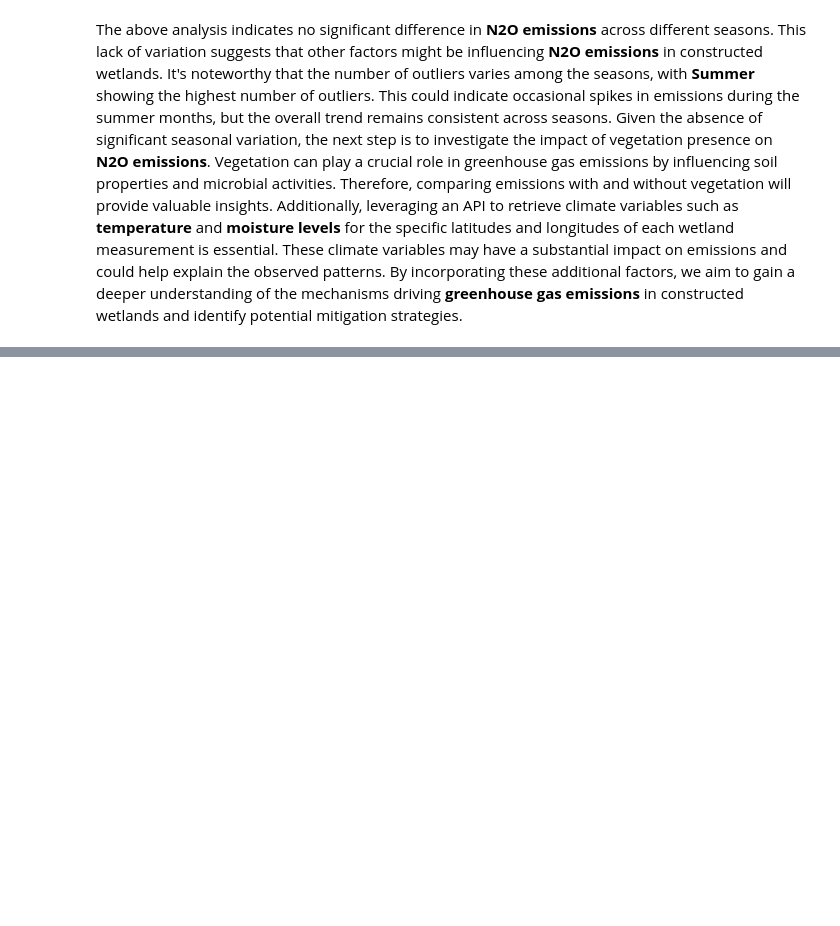
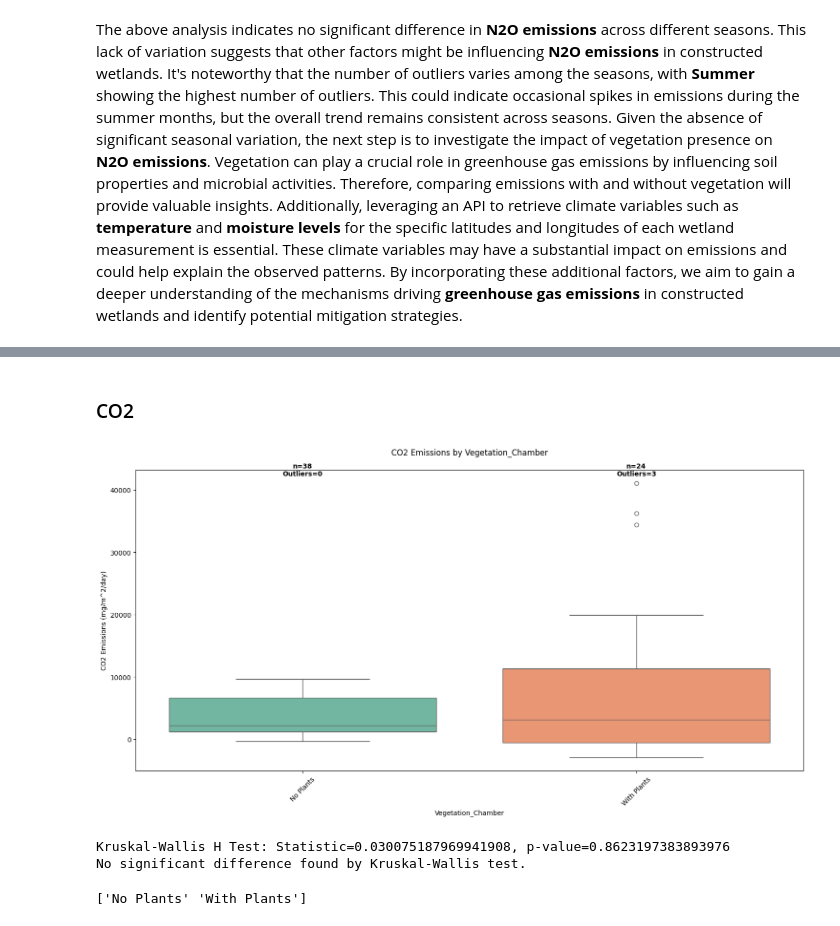
Before and after one commit to cavs1010/wetland_data_ana, a Jupyter notebook: data_analysis.ipynb, the cells around one changed output, grey strips where cells are left out. Drawn from its saved outputs; the diff is of its cells as text; code cells hidden in the pictures; blank space fills up the shorter version.

```diff
--- a/data_analysis.ipynb
+++ b/data_analysis.ipynb
@@ -52,6 +72,8 @@ df['Latitude'] = pd.to_numeric(df['Latitude'], errors='coerce')
 df['Longitude'] = pd.to_numeric(df['Longitude'], errors='coerce')
 df['Month'] = pd.to_numeric(df['Month'], errors='coerce')
 df['Operational_Period_Years'] = pd.to_numeric(df['Operational_Period_Years'], errors='coerce')
+df['Vegetation_Chamber'] = df['Vegetation_Chamber'].str.replace('With plants', 'With Plants')
+df['Vegetation_Chamber'] = df['Vegetation_Chamber'].str.replace('No plants', 'No Plants')
 
 # Create a new column 'CO2e' initialized to 0
 df['CO2e'] = 0
@@ -366,0 +390,13 @@ The above analysis indicates no significant difference in **N2O emissions** acro
+# %% [markdown]
+### CO2
+# %%
+create_boxplot_and_stats(df = co2_chamber_data, value_column = 'Flux_Value', category_column = 'Vegetation_Chamber', y_label = 'CO2 Emissions (mg/m^2/day)', title_prefix = 'CO2 Emissions', min_sample_size=10, y_limits=None)
+# %% [output]
+[figure, added]
+Kruskal-Wallis H Test: Statistic=0.030075187969941908, p-value=0.8623197383893976
+No significant difference found by Kruskal-Wallis test.
+# %%
+unique_values = co2_chamber_data['Vegetation_Chamber'].unique()
+print(unique_values)
+# %% [output]
+['No Plants' 'With Plants']
```
Also changed, not shown: parts of 5 cells of this notebook.
